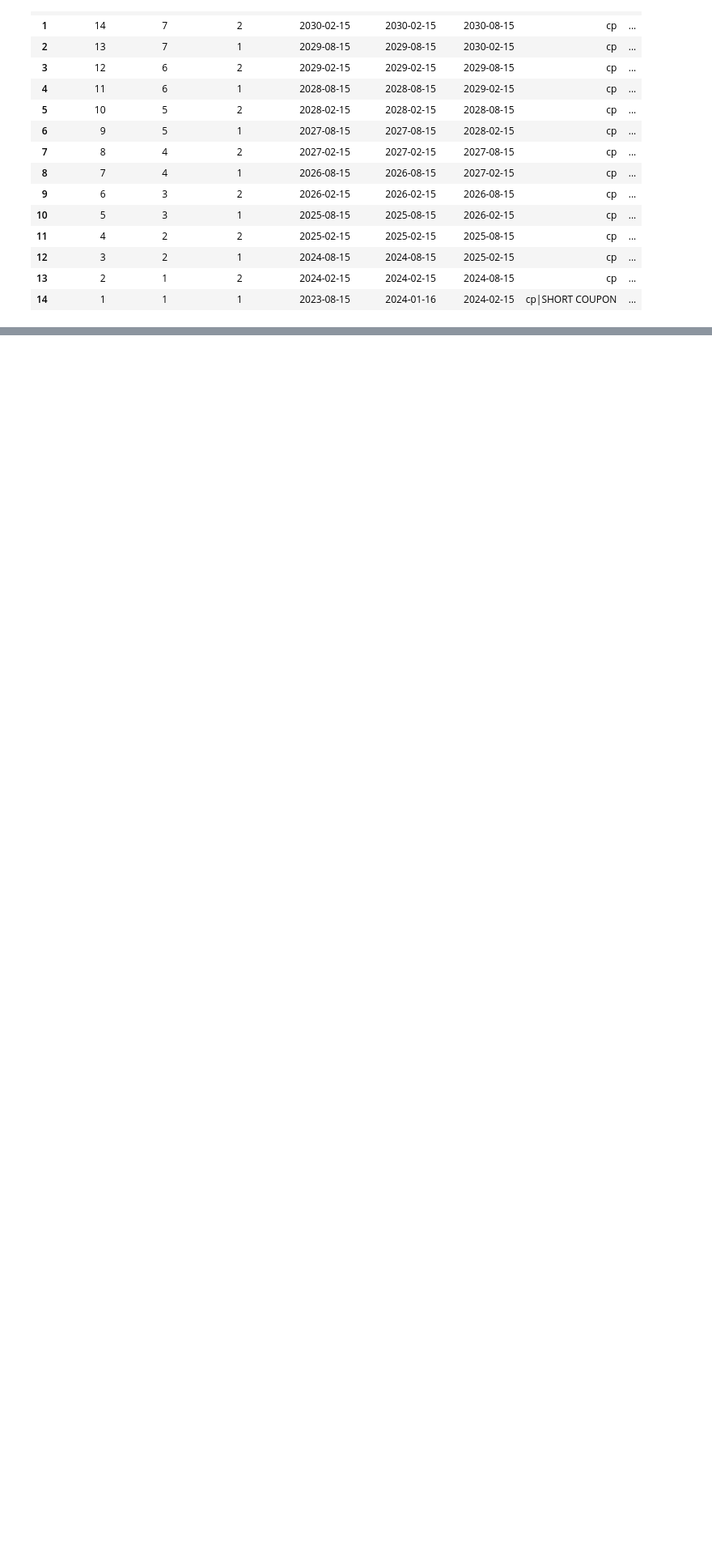
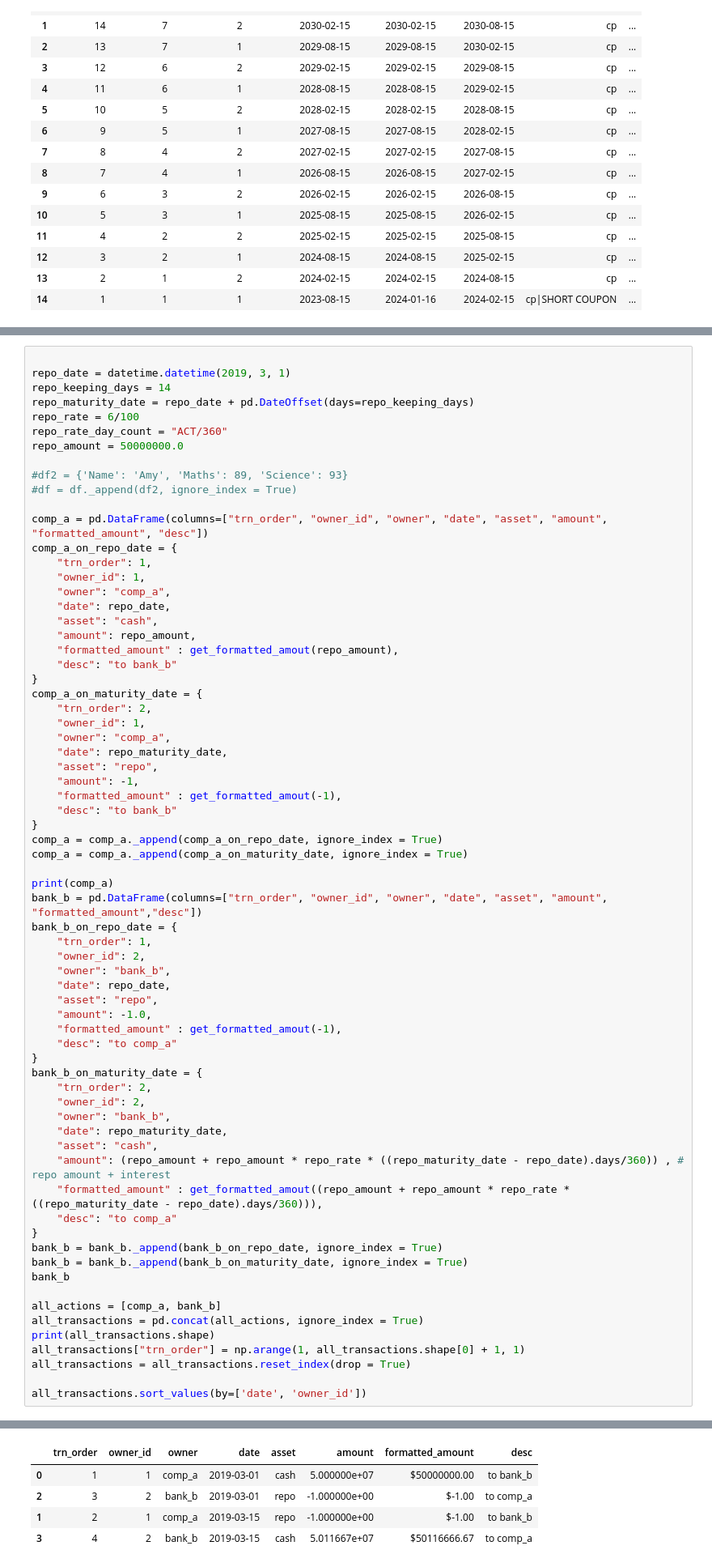
Before and after one commit to horasan/ml, a Jupyter notebook: R_LER_TREASURY_FIXED_INCOME_1.ipynb, the cells around one changed output, grey strips where cells are left out. Shown at 81% size. Saved outputs shown, nothing was run; the diff lists cells and outputs as text; blank space fills up the shorter version.

Commit message:
repo example

```diff
--- a/R_LER_TREASURY_FIXED_INCOME_1.ipynb
+++ b/R_LER_TREASURY_FIXED_INCOME_1.ipynb
@@ -1435,0 +1444,70 @@ observation_date: 2024-02-02 00:00:00
+# %%
+
+repo_date = datetime.datetime(2019, 3, 1)
+repo_keeping_days = 14
+repo_maturity_date = repo_date + pd.DateOffset(days=repo_keeping_days)
+repo_rate = 6/100
+repo_rate_day_count = "ACT/360"
+repo_amount = 50000000.0
+
+#df2 = {'Name': 'Amy', 'Maths': 89, 'Science': 93}
+#df = df._append(df2, ignore_index = True)
+
+comp_a = pd.DataFrame(columns=["trn_order", "owner_id", "owner", "date", "asset", "amount", "formatted_amount", "desc"])
+comp_a_on_repo_date = {
+    "trn_order": 1,
+    "owner_id": 1,
+    "owner": "comp_a",
+    "date": repo_date,
+    "asset": "cash",
+    "amount": repo_amount,
+    "formatted_amount" : get_formatted_amout(repo_amount),
+    "desc": "to bank_b"
+}
+comp_a_on_maturity_date = {
+    "trn_order": 2,
+    "owner_id": 1,
+    "owner": "comp_a",
+    "date": repo_maturity_date,
+    "asset": "repo",
+    "amount": -1,
+    "formatted_amount" : get_formatted_amout(-1),
+    "desc": "to bank_b"
+}
+comp_a = comp_a._append(comp_a_on_repo_date, ignore_index = True)
+comp_a = comp_a._append(comp_a_on_maturity_date, ignore_index = True)
+
+print(comp_a)
+bank_b = pd.DataFrame(columns=["trn_order", "owner_id", "owner", "date", "asset", "amount", "formatted_amount","desc"])
+bank_b_on_repo_date = {
+    "trn_order": 1,
+    "owner_id": 2,
+    "owner": "bank_b",
+    "date": repo_date,
+    "asset": "repo",
+    "amount": -1.0,
+    "formatted_amount" : get_formatted_amout(-1),
+    "desc": "to comp_a"
+}
+bank_b_on_maturity_date = {
+    "trn_order": 2,
+    "owner_id": 2,
+    "owner": "bank_b",
+    "date": repo_maturity_date,
+    "asset": "cash",
+    "amount": (repo_amount + repo_amount * repo_rate * ((repo_maturity_date - repo_date).days/360)) , # repo amount + interest
+    "formatted_amount" : get_formatted_amout((repo_amount + repo_amount * repo_rate * ((repo_maturity_date - repo_date).days/360))),
+    "desc": "to comp_a"
+}
+bank_b = bank_b._append(bank_b_on_repo_date, ignore_index = True)
+bank_b = bank_b._append(bank_b_on_maturity_date, ignore_index = True)
+bank_b
+
+all_actions = [comp_a, bank_b]
+all_transactions = pd.concat(all_actions, ignore_index = True)
+print(all_transactions.shape)
+all_transactions["trn_order"] = np.arange(1, all_transactions.shape[0] + 1, 1)
+all_transactions = all_transactions.reset_index(drop = True)
+
+all_transactions.sort_values(by=['date', 'owner_id'])
+# %% [output]
@@ -1435,0 +1522,5 @@ observation_date: 2024-02-02 00:00:00
+|  | trn_order | owner_id | owner | date | asset | amount | formatted_amount | desc |
+| 0 | 1 | 1 | comp_a | 2019-03-01 | cash | 5.000000e+07 | $50000000.00 | to bank_b |
+| 2 | 3 | 2 | bank_b | 2019-03-01 | repo | -1.000000e+00 | $-1.00 | to comp_a |
+| 1 | 2 | 1 | comp_a | 2019-03-15 | repo | -1.000000e+00 | $-1.00 | to bank_b |
+| 3 | 4 | 2 | bank_b | 2019-03-15 | cash | 5.011667e+07 | $50116666.67 | to comp_a |
```
Also changed, not shown: parts of 3 cells of this notebook.
